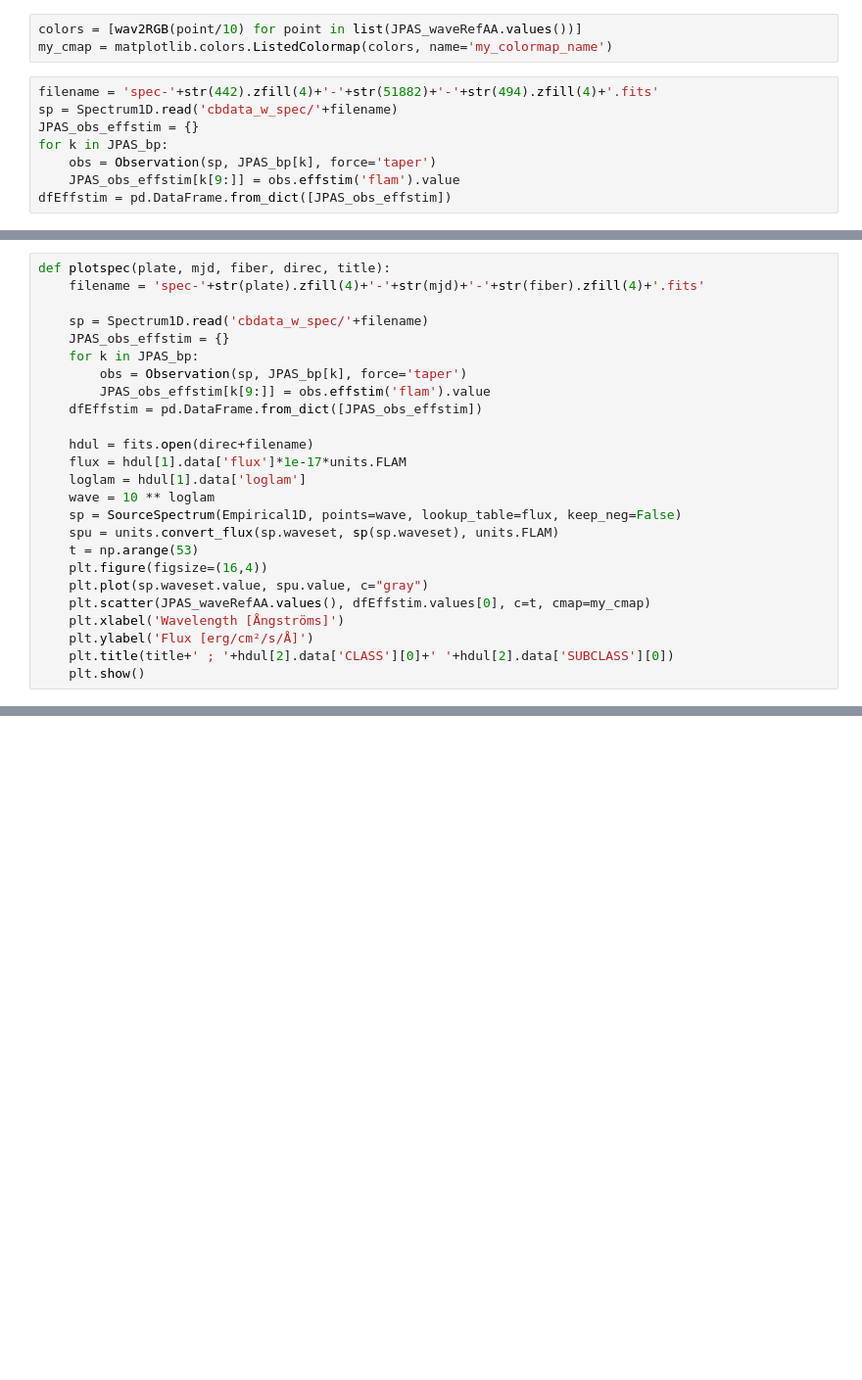
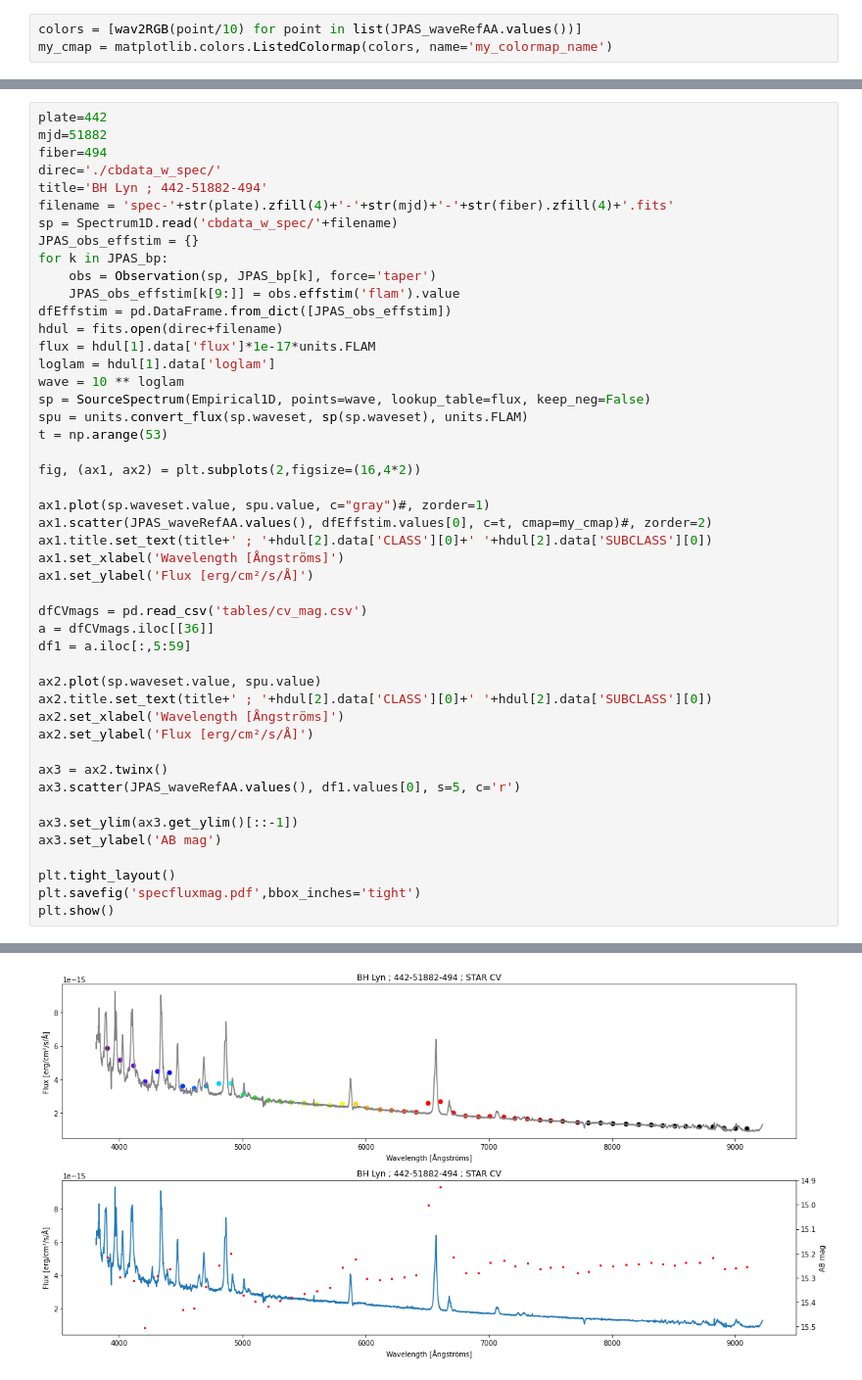
Before and after one commit to toniorte/tfm_astro, a Jupyter notebook: Magnitudes_plot.ipynb, the cells around one changed output, grey strips where cells are left out. Shown at 98% size. Drawn from its saved outputs; the diff is of its cells as text; blank space fills up the shorter version.

```diff
--- a/Magnitudes_plot.ipynb
+++ b/Magnitudes_plot.ipynb
@@ -90,11 +90,3 @@ for filter_id in JPAS_filter_ids:
 # %%
 colors = [wav2RGB(point/10) for point in list(JPAS_waveRefAA.values())]
 my_cmap = matplotlib.colors.ListedColormap(colors, name='my_colormap_name')
-# %%
-filename = 'spec-'+str(442).zfill(4)+'-'+str(51882)+'-'+str(494).zfill(4)+'.fits'
-sp = Spectrum1D.read('cbdata_w_spec/'+filename)
-JPAS_obs_effstim = {}
-for k in JPAS_bp:
-    obs = Observation(sp, JPAS_bp[k], force='taper')
-    JPAS_obs_effstim[k[9:]] = obs.effstim('flam').value
-dfEffstim = pd.DataFrame.from_dict([JPAS_obs_effstim])
@@ -104,25 +93,48 @@ WARNING: Source spectrum is tapered. [synphot.observation]
 # %%
-def plotspec(plate, mjd, fiber, direc, title):
-    filename = 'spec-'+str(plate).zfill(4)+'-'+str(mjd)+'-'+str(fiber).zfill(4)+'.fits'
+plate=442
+mjd=51882
+fiber=494
+direc='./cbdata_w_spec/'
+title='BH Lyn ; 442-51882-494'
+filename = 'spec-'+str(plate).zfill(4)+'-'+str(mjd)+'-'+str(fiber).zfill(4)+'.fits'
+sp = Spectrum1D.read('cbdata_w_spec/'+filename)
+JPAS_obs_effstim = {}
+for k in JPAS_bp:
+    obs = Observation(sp, JPAS_bp[k], force='taper')
+    JPAS_obs_effstim[k[9:]] = obs.effstim('flam').value
+dfEffstim = pd.DataFrame.from_dict([JPAS_obs_effstim])
+hdul = fits.open(direc+filename)
+flux = hdul[1].data['flux']*1e-17*units.FLAM
+loglam = hdul[1].data['loglam']
+wave = 10 ** loglam
+sp = SourceSpectrum(Empirical1D, points=wave, lookup_table=flux, keep_neg=False)
+spu = units.convert_flux(sp.waveset, sp(sp.waveset), units.FLAM)
+t = np.arange(53)
 
-    sp = Spectrum1D.read('cbdata_w_spec/'+filename)
-    JPAS_obs_effstim = {}
-    for k in JPAS_bp:
-        obs = Observation(sp, JPAS_bp[k], force='taper')
-        JPAS_obs_effstim[k[9:]] = obs.effstim('flam').value
-    dfEffstim = pd.DataFrame.from_dict([JPAS_obs_effstim])
+fig, (ax1, ax2) = plt.subplots(2,figsize=(16,4*2))
 
-    hdul = fits.open(direc+filename)
-    flux = hdul[1].data['flux']*1e-17*units.FLAM
-    loglam = hdul[1].data['loglam']
-    wave = 10 ** loglam
-    sp = SourceSpectrum(Empirical1D, points=wave, lookup_table=flux, keep_neg=False)
-    spu = units.convert_flux(sp.waveset, sp(sp.waveset), units.FLAM)
-    t = np.arange(53)
-    plt.figure(figsize=(16,4))
-    plt.plot(sp.waveset.value, spu.value, c="gray")
-    plt.scatter(JPAS_waveRefAA.values(), dfEffstim.values[0], c=t, cmap=my_cmap)
-    plt.xlabel('Wavelength [Ångströms]')
-    plt.ylabel('Flux [erg/cm²/s/Å]')
-    plt.title(title+' ; '+hdul[2].data['CLASS'][0]+' '+hdul[2].data['SUBCLASS'][0])
-    plt.show()
+ax1.plot(sp.waveset.value, spu.value, c="gray")#, zorder=1)
+ax1.scatter(JPAS_waveRefAA.values(), dfEffstim.values[0], c=t, cmap=my_cmap)#, zorder=2)
+ax1.title.set_text(title+' ; '+hdul[2].data['CLASS'][0]+' '+hdul[2].data['SUBCLASS'][0])
+ax1.set_xlabel('Wavelength [Ångströms]')
+ax1.set_ylabel('Flux [erg/cm²/s/Å]')
+
+dfCVmags = pd.read_csv('tables/cv_mag.csv')
+a = dfCVmags.iloc[[36]]
+df1 = a.iloc[:,5:59]
+
+ax2.plot(sp.waveset.value, spu.value)
+ax2.title.set_text(title+' ; '+hdul[2].data['CLASS'][0]+' '+hdul[2].data['SUBCLASS'][0])
+ax2.set_xlabel('Wavelength [Ångströms]')
+ax2.set_ylabel('Flux [erg/cm²/s/Å]')
+
+ax3 = ax2.twinx()
+ax3.scatter(JPAS_waveRefAA.values(), df1.values[0], s=5, c='r')
+
+ax3.set_ylim(ax3.get_ylim()[::-1])
+ax3.set_ylabel('AB mag')
+
+plt.tight_layout()
+plt.savefig('specfluxmag.pdf',bbox_inches='tight')
+plt.show()
+# %% [output]
@@ -128,0 +143 @@ def plotspec(plate, mjd, fiber, direc, title):
+[figure, added]
```
Also changed, not shown: parts of 3 cells of this notebook.
